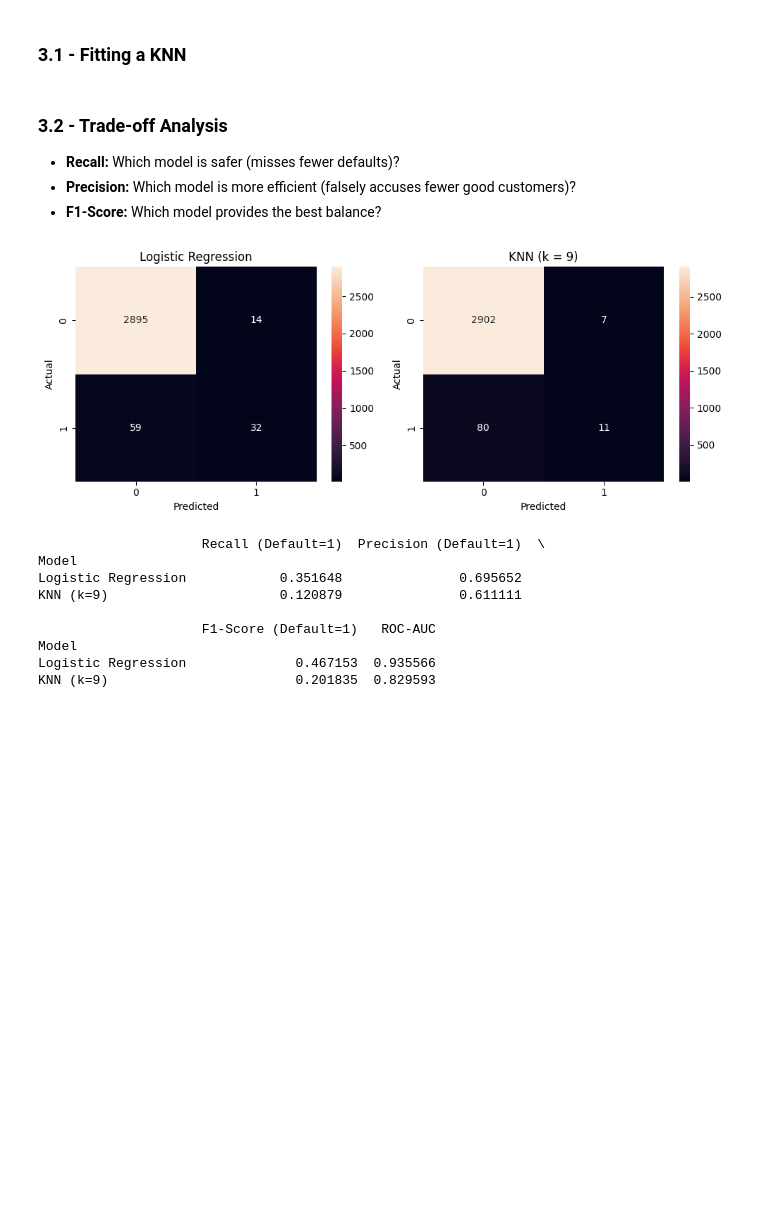
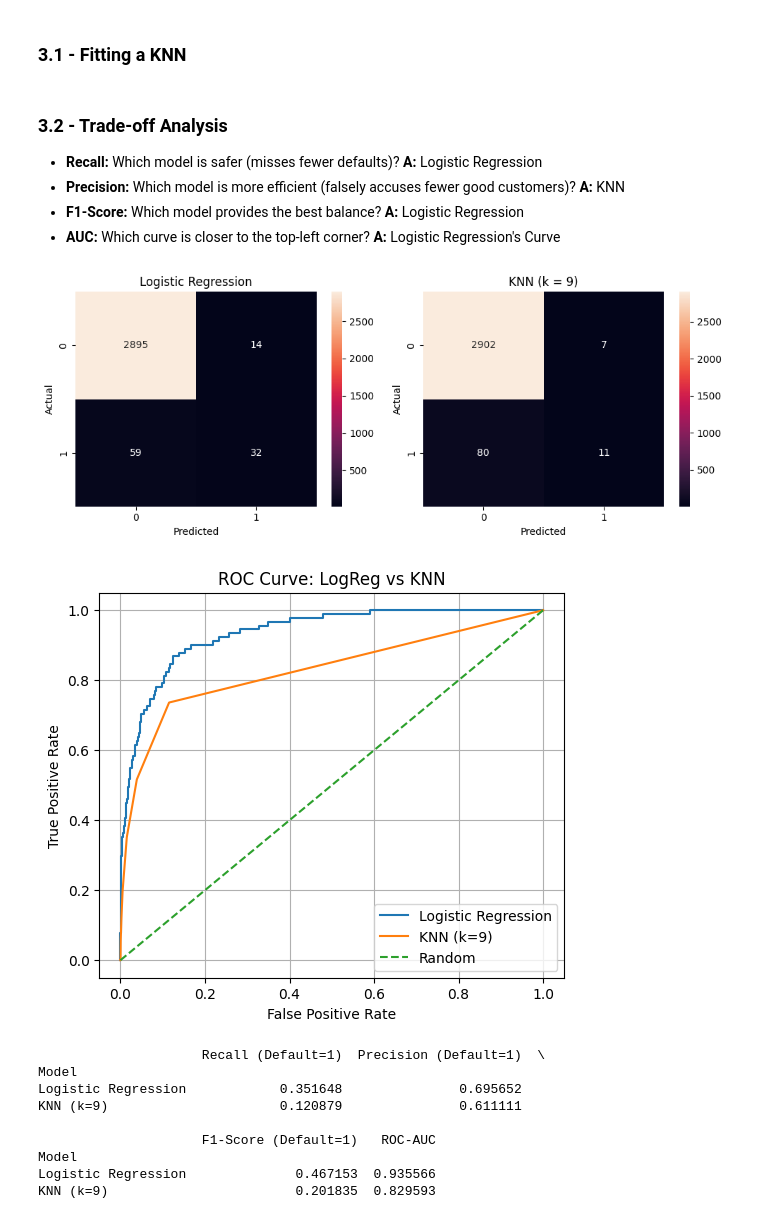
Before and after one commit to emschutt/Applied-Data-Science-Classes, a Jupyter notebook: Machine Learning/Homework_2.ipynb, the cells around one changed output. Saved outputs shown, nothing was run; the diff lists cells and outputs as text; code cells hidden in the pictures; blank space fills up the shorter version.

```diff
--- a/Machine Learning/Homework_2.ipynb
+++ b/Machine Learning/Homework_2.ipynb
@@ -190,13 +183,15 @@ model2_pred = model.predict(X_test)
 model2_proba = model.predict_proba(X_test)[:, 1]
 # %% [markdown]
 ### 3.2 - Trade-off Analysis
-- **Recall:** Which model is safer (misses fewer defaults)?
-- **Precision:** Which model is more efficient (falsely accuses fewer good customers)?
-- **F1-Score:** Which model provides the best balance?
+- **Recall:** Which model is safer (misses fewer defaults)? **A:** Logistic Regression
+- **Precision:** Which model is more efficient (falsely accuses fewer good customers)? **A:** KNN
+- **F1-Score:** Which model provides the best balance? **A:** Logistic Regression
+- **AUC:** Which curve is closer to the top-left corner? **A:** Logistic Regression's Curve
 # %%
-from sklearn.metrics import confusion_matrix, precision_recall_fscore_support, roc_auc_score
+from sklearn.metrics import confusion_matrix, precision_recall_fscore_support, roc_auc_score, roc_curve
 
-# --- Confusion matrices ---
+
+# Confusion matrices
 cm_log = confusion_matrix(y_test, model2_pred)
 cm_knn = confusion_matrix(y_test, model3_pred)
 
@@ -204,41 +199,52 @@ fig, axes = plt.subplots(1, 2, figsize=(10, 4))
 
 sns.heatmap(cm_log, annot=True, fmt="d", ax=axes[0])
 axes[0].set_title("Logistic Regression")
 axes[0].set_xlabel("Predicted")
 axes[0].set_ylabel("Actual")
 
 sns.heatmap(cm_knn, annot=True, fmt="d", ax=axes[1])
 axes[1].set_title("KNN (k = 9)")
 axes[1].set_xlabel("Predicted")
 axes[1].set_ylabel("Actual")
 
 plt.tight_layout()
 plt.show()
 
-# --- Metrics DataFrame (focus on class 1) ---
+# Metrics DataFrame
 rows = []
 
-for name, y_pred, y_proba in [
-    ("Logistic Regression", model2_pred, model2_proba),
-    ("KNN (k=9)",           model3_pred, model3_proba)
-]:
-    precision, recall, f1, _ = precision_recall_fscore_support(
-        y_test, y_pred, pos_label=1, average="binary"
-    )
+for name, y_pred, y_proba in [("Logistic Regression", model2_pred, model2_proba), ("KNN (k=9)", model3_pred, model3_proba)]:
+    precision, recall, f1, _ = precision_recall_fscore_support(y_test, y_pred, pos_label=1, average="binary")
     roc_auc = roc_auc_score(y_test, y_proba)
 
     rows.append({
         "Model": name,
         "Recall (Default=1)": recall,
         "Precision (Default=1)": precision,
         "F1-Score (Default=1)": f1,
         "ROC-AUC": roc_auc
     })
 
+fpr_log, tpr_log, _ = roc_curve(y_test, model2_proba)
+fpr_knn, tpr_knn, _ = roc_curve(y_test, model3_proba)
+
+plt.figure(figsize=(6, 5))
+plt.plot(fpr_log, tpr_log, label="Logistic Regression")
+plt.plot(fpr_knn, tpr_knn, label="KNN (k=9)")
+plt.plot([0, 1], [0, 1], linestyle="--", label="Random")
+
+plt.xlabel("False Positive Rate")
+plt.ylabel("True Positive Rate")
+plt.title("ROC Curve: LogReg vs KNN")
+plt.legend()
+plt.grid(True)
+plt.show()
+
 metrics_df = pd.DataFrame(rows).set_index("Model")
 print(metrics_df)
 # %% [output]
 [figure]
+[figure, added]
                      Recall (Default=1)  Precision (Default=1)  \
 Model
 Logistic Regression            0.351648               0.695652
```
Also changed, not shown: parts of 2 cells of this notebook.
